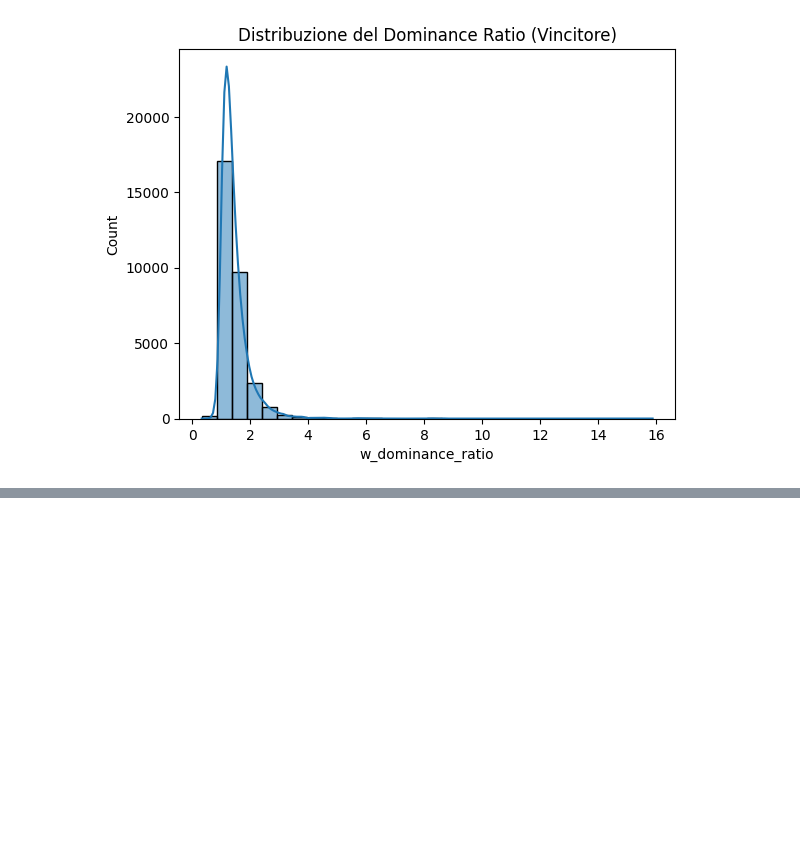
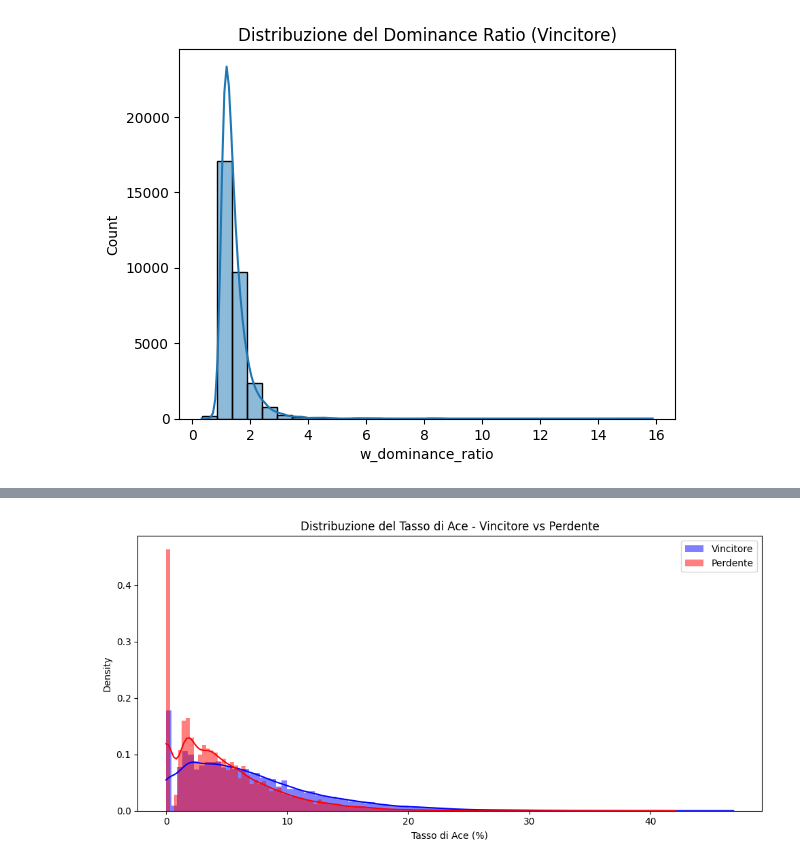
Before and after one commit to MarioAlfio/Tennis_bet, a Jupyter notebook: eda_analysis_part1.ipynb, the cells around one changed output, grey strips where cells are left out. Cells and saved outputs as stored; diff of their text form; code cells hidden in the pictures; blank space fills up the shorter version.

```diff
--- a/eda_analysis_part1.ipynb
+++ b/eda_analysis_part1.ipynb
@@ -463,0 +525,12 @@ plt.show()
+# %%
+# Confronto tra il tasso di ace del vincitore e del perdente
+plt.figure(figsize=(10, 5))
+sns.histplot(df['w_ace_rate'], color='blue', label='Vincitore', kde=True, stat='density', linewidth=0)
+sns.histplot(df['l_ace_rate'], color='red', label='Perdente', kde=True, stat='density', linewidth=0)
+plt.title('Distribuzione del Tasso di Ace - Vincitore vs Perdente')
+plt.xlabel('Tasso di Ace (%)')
+plt.legend()
+plt.tight_layout()
+plt.show()
+# %% [output]
+[figure, added]
```
Also changed, not shown: parts of 17 cells of this notebook, 19 other files.
